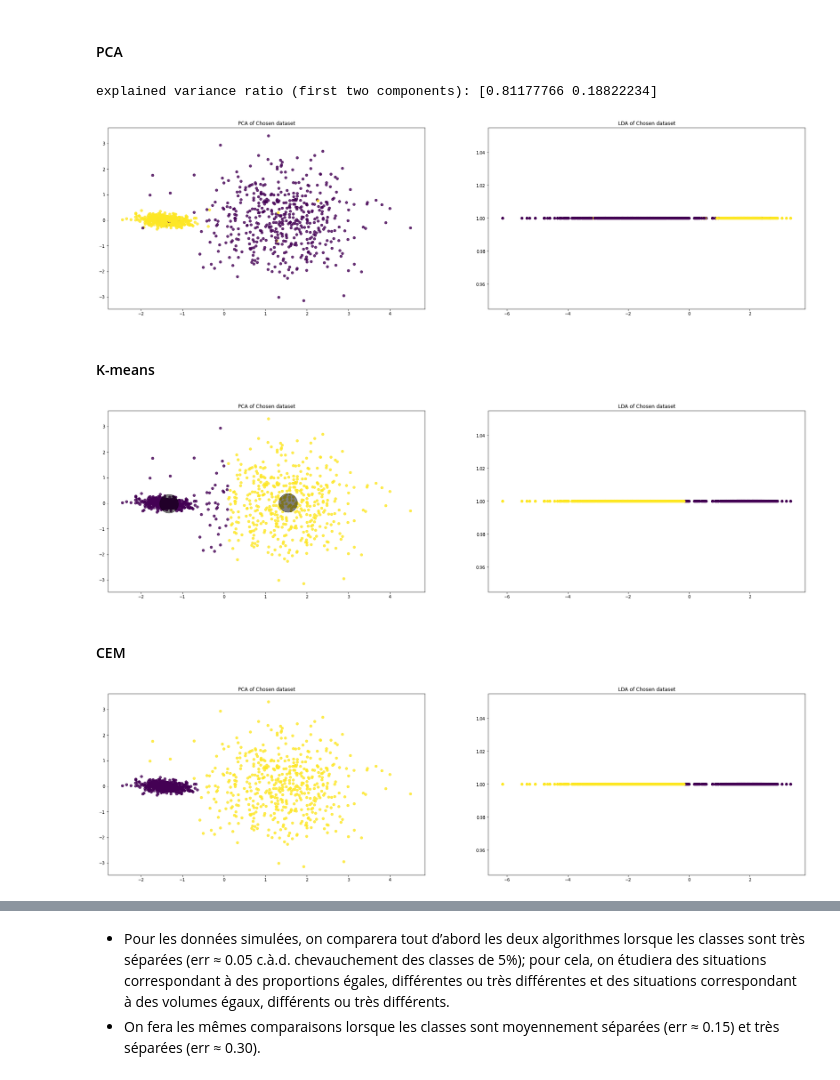
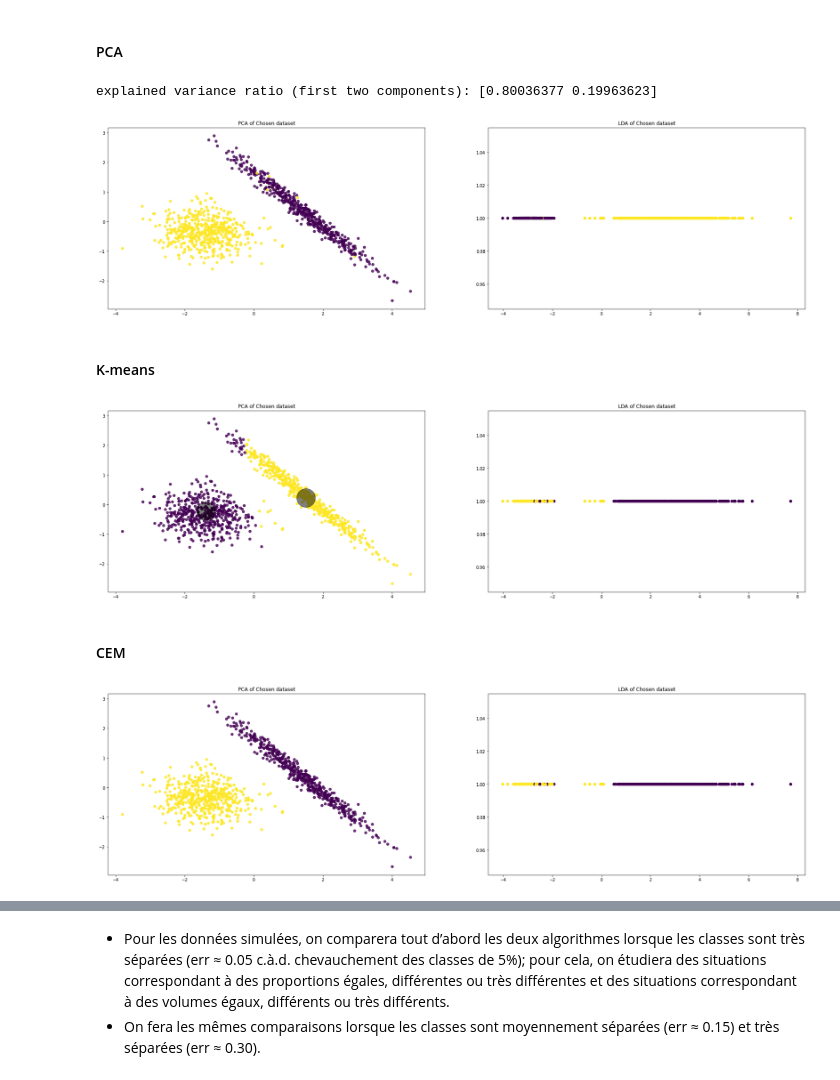
Before and after one commit to mohcineelharras/daml_project, a Jupyter notebook: project/daml_project.ipynb, the cells around one changed output, grey strips where cells are left out. Cells and saved outputs as stored; diff of their text form; code cells hidden in the pictures.

```diff
--- a/project/daml_project.ipynb
+++ b/project/daml_project.ipynb
@@ -660,7 +657,7 @@ X, y = make_blobs(n_samples=1000, centers=2, n_features=2,
 # %%
 X, y = datasets.make_classification(n_samples = 1000,n_informative= 2,n_redundant = 0,n_clusters_per_class=1,n_features = 2,n_classes = 2,class_sep=1,weights = [0.5,0.5])
 # %%
-class GMM:
+class GMM_parcimonieux:
 #---------------------------------------------------------------------------
     def __init__(self,X,y,lammbda,pi,number_of_sources,iterations):
         self.iterations = iterations
@@ -854,7 +841,7 @@ Pour les données réelles, vous pouvez choisir (en motivant ce choix) une appli
 # %%
 #***************************************************************************
 #---------------------------------------------------------------------------
-Chosen=True
+Chosen=False
 if Chosen :
   #---------------------------------------------------------------------------
   url='http://archive.ics.uci.edu/ml/machine-learning-databases/00475/audit_data.zip'
@@ -869,10 +856,10 @@ if Chosen :
   y= np.array(df_dummies["Risk"])
 else:
   #---------------------------------------------------------------------------
-  X, y = make_blobs(n_samples=1000, centers=2, n_features=2,
-                    random_state=0)
+  #X, y = make_blobs(n_samples=1000, centers=2, n_features=2,
+  #                  random_state=0)
 
-X, y = datasets.make_classification(n_samples = 1000,n_informative= 2,n_redundant = 0,n_clusters_per_class=1,n_features = 2,n_classes = 2,class_sep=1,weights = [0.5,0.5])
+  X, y = datasets.make_classification(n_samples = 1000,n_informative= 2,n_redundant = 0,n_clusters_per_class=1,n_features = 2,n_classes = 2,class_sep=1,weights = [0.5,0.5])
 # %% [markdown]
 #### PLot True Labels
 # %%
@@ -909,8 +896,8 @@ axs[1].scatter(X_r2,np.ones(X_r2.shape[0]),c=y)
 axs[1].set_title('LDA of Chosen dataset')
 plt.show()
 # %% [output]
-explained variance ratio (first two components): [0.81177766 0.18822234]
+explained variance ratio (first two components): [0.80036377 0.19963623]
-[figure, old version]
+[figure, new version]
 # %% [markdown]
 #### K-means
 # %%
@@ -928,26 +915,26 @@ axs[1].scatter(X_r2,np.ones(X_r2.shape[0]),c=y_kmeans)
 axs[1].set_title('LDA of Chosen dataset')
 plt.show()
 # %% [output]
-[figure, old version]
+[figure, new version]
 # %% [markdown]
 #### CEM
 # %%
-%%time
-GMM_test = GMM(X,df_dummies,2,50)
+#%%time
+GMM_test = GMM(X,y,df_dummies,2,50)
 GMM_test.CEM(C=True)
 
 pd_pred=GMM_test.predict_vec(X)
 hard_class=np.where(pd_pred>0.5, 1, 0)
 pd_pred_full=pd.DataFrame(hard_class,columns=pd_pred.columns)
 pd_pred_full['y']=y
 pd_pred_full['y_pred']=np.array(pd_pred_full["classe_0"]==0,dtype="int")
 #print(pd_pred_full.head(10))
 
 f, axs = plt.subplots(1,2,figsize=(30,8))
 axs[0].scatter(X_r[:, 0], X_r[:, 1], c=pd_pred_full['y_pred'], alpha=.8,)
 axs[0].set_title('PCA of Chosen dataset')
 axs[1].scatter(X_r2,np.ones(X_r2.shape[0]),c=y_kmeans)
 axs[1].set_title('LDA of Chosen dataset')
 plt.show()
 # %% [output]
-[figure, old version]
+[figure, new version]
```
Also changed, not shown: parts of 36 cells of this notebook.
